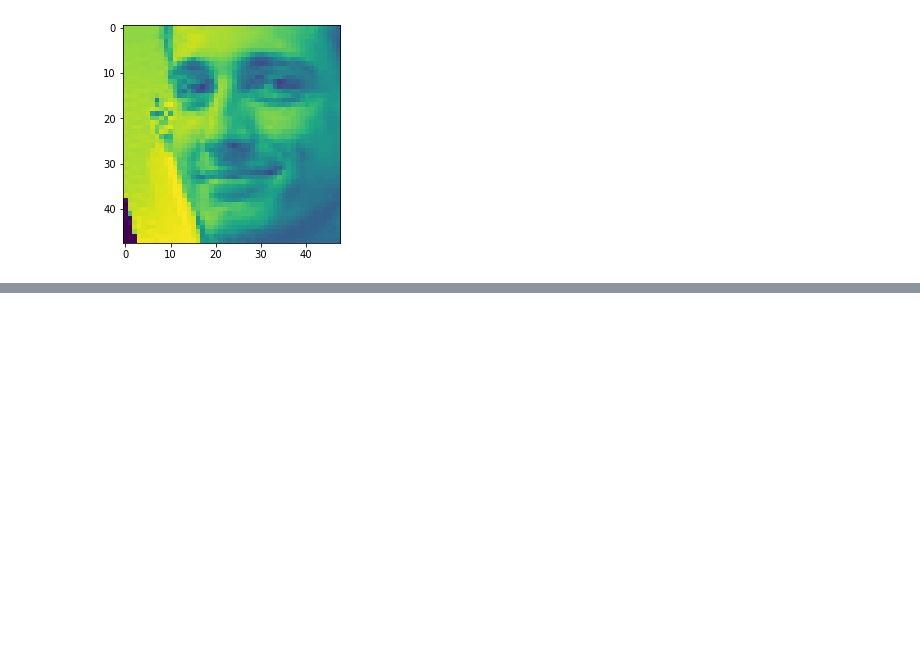
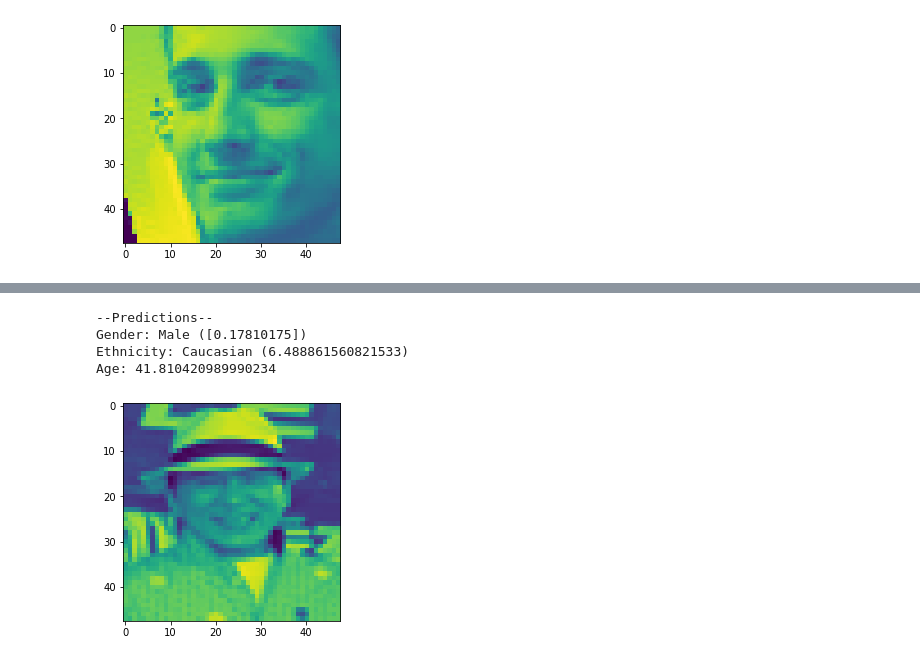
Before and after one commit to Real-VeerSandhu/Ethnicity-Age-Prediction, a Jupyter notebook: main_notebook.ipynb, the cells around one changed output, grey strips where cells are left out. Cells and saved outputs as stored; diff of their text form; code cells hidden in the pictures; blank space fills up the shorter version.

```diff
--- a/main_notebook.ipynb
+++ b/main_notebook.ipynb
@@ -523,0 +542,8 @@ def predict_all_local(path):
+# %%
+predict_all('test_images/jackie.jpg')
+# %% [output]
+--Predictions--
+Gender: Male ([0.17810175])
+Ethnicity: Caucasian (6.488861560821533)
+Age: 41.810420989990234
+[figure, added]
```
Also changed, not shown: parts of 7 cells of this notebook, 7 other files.
